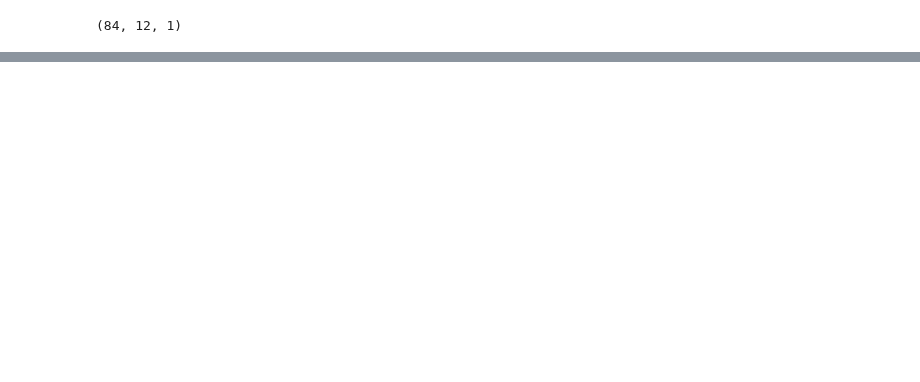
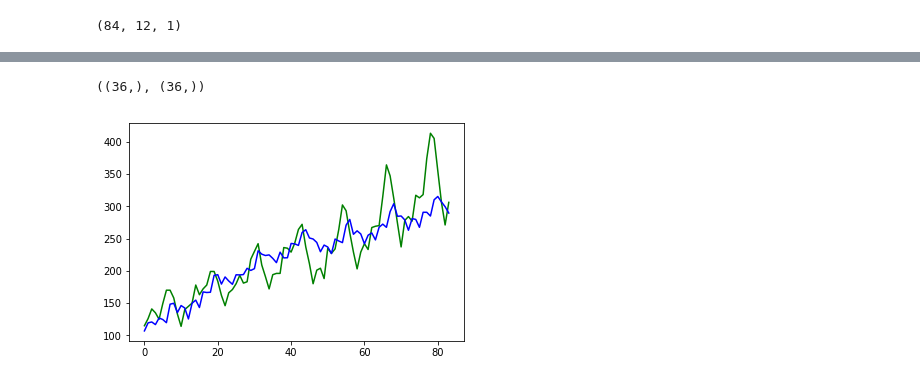
Before and after one commit to kushalguptadeveloper/RNN, a Jupyter notebook: RNN-airlines.ipynb, the cells around one changed output, grey strips where cells are left out. Cells and saved outputs as stored; diff of their text form; code cells hidden in the pictures; blank space fills up the shorter version.

```diff
--- a/RNN-airlines.ipynb
+++ b/RNN-airlines.ipynb
@@ -98,0 +112,19 @@ score
+# %%
+testPredict = model.predict(testX)
+testPredict = scaler.inverse_transform(testPredict).ravel()
+
+trainPredict = model.predict(trainX)
+trainPredict = scaler.inverse_transform(trainPredict).ravel()
+
+testTrue = scaler.inverse_transform([testY]).ravel()
+trainTrue = scaler.inverse_transform([trainY]).ravel()
+
+testPredict.shape, testTrue.shape
+# %% [output]
+((36,), (36,))
+# %%
+plt.plot(trainTrue, c = 'g')
+plt.plot(trainPredict, c = 'b')
+plt.show()
+# %% [output]
+[figure, added]
```
Also changed, not shown: parts of 9 cells of this notebook.
